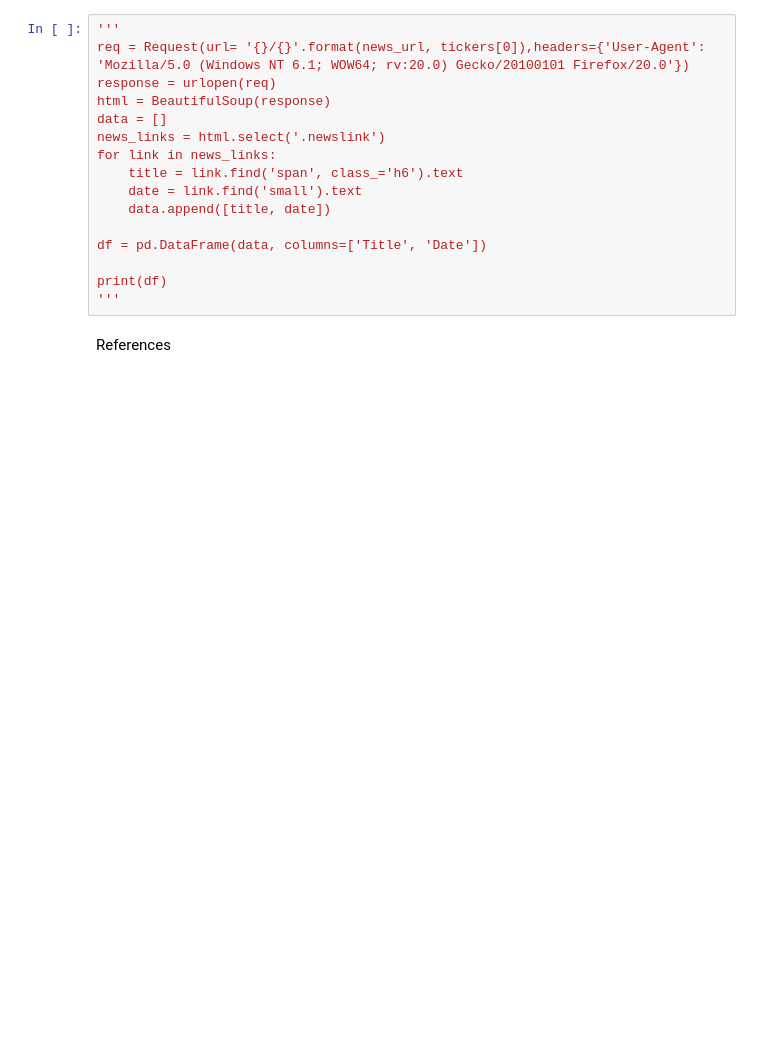
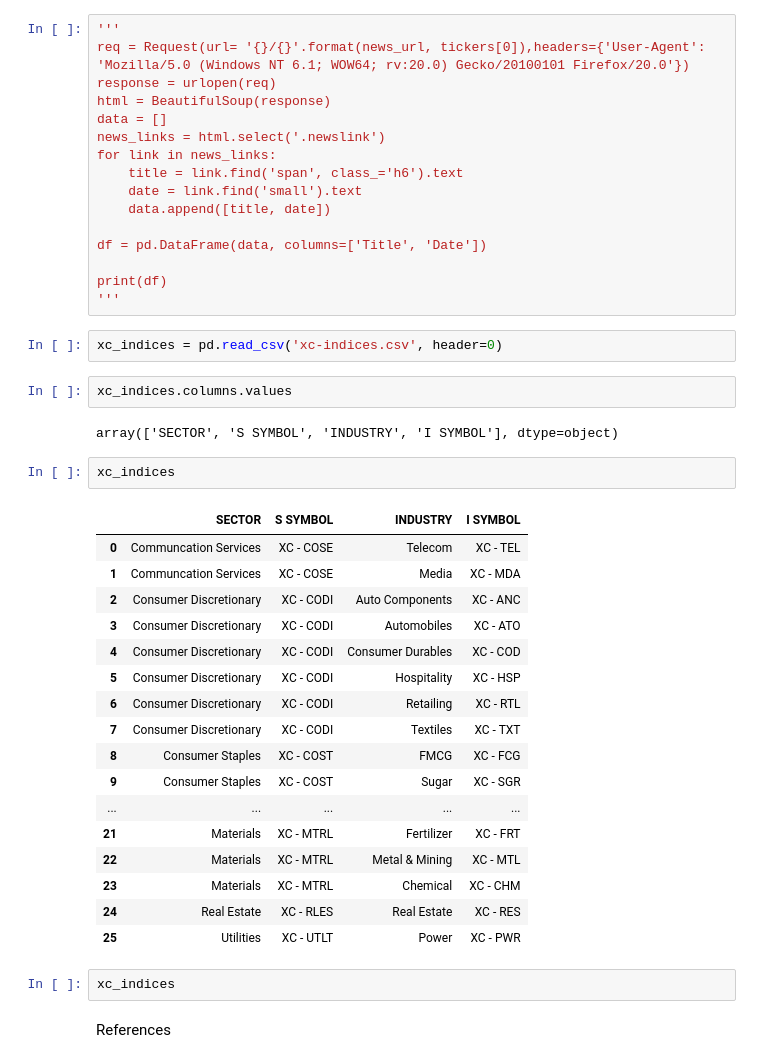
Before and after one commit to Shubxam/Nifty-500-Live-Sentiment-Analysis, a Jupyter notebook: playbook.ipynb, the cells around one changed output. Cells and saved outputs as stored; diff of their text form; blank space fills up the shorter version.

```diff
--- a/playbook.ipynb
+++ b/playbook.ipynb
@@ -353,6 +353,34 @@ df = pd.DataFrame(data, columns=['Title', 'Date'])
 
 print(df)
 '''
+# %%
+xc_indices = pd.read_csv('xc-indices.csv', header=0)
+# %%
+xc_indices.columns.values
+# %% [output]
+array(['SECTOR', 'S SYMBOL', 'INDUSTRY', 'I SYMBOL'], dtype=object)
+# %%
+xc_indices
+# %% [output]
+|  | SECTOR | S SYMBOL | INDUSTRY | I SYMBOL |
+| 0 | Communcation Services | XC - COSE | Telecom | XC - TEL |
+| 1 | Communcation Services | XC - COSE | Media | XC - MDA |
+| 2 | Consumer Discretionary | XC - CODI | Auto Components | XC - ANC |
+| 3 | Consumer Discretionary | XC - CODI | Automobiles | XC - ATO |
+| 4 | Consumer Discretionary | XC - CODI | Consumer Durables | XC - COD |
+| 5 | Consumer Discretionary | XC - CODI | Hospitality | XC - HSP |
+| 6 | Consumer Discretionary | XC - CODI | Retailing | XC - RTL |
+| 7 | Consumer Discretionary | XC - CODI | Textiles | XC - TXT |
+| 8 | Consumer Staples | XC - COST | FMCG | XC - FCG |
+| 9 | Consumer Staples | XC - COST | Sugar | XC - SGR |
+| ... | ... | ... | ... | ... |
+| 21 | Materials | XC - MTRL | Fertilizer | XC - FRT |
+| 22 | Materials | XC - MTRL | Metal & Mining | XC - MTL |
+| 23 | Materials | XC - MTRL | Chemical | XC - CHM |
+| 24 | Real Estate | XC - RLES | Real Estate | XC - RES |
+| 25 | Utilities | XC - UTLT | Power | XC - PWR |
+# %%
+xc_indices
 # %% [markdown]
 References
 # %% [markdown]
```
Also changed, not shown: 1 other file.
